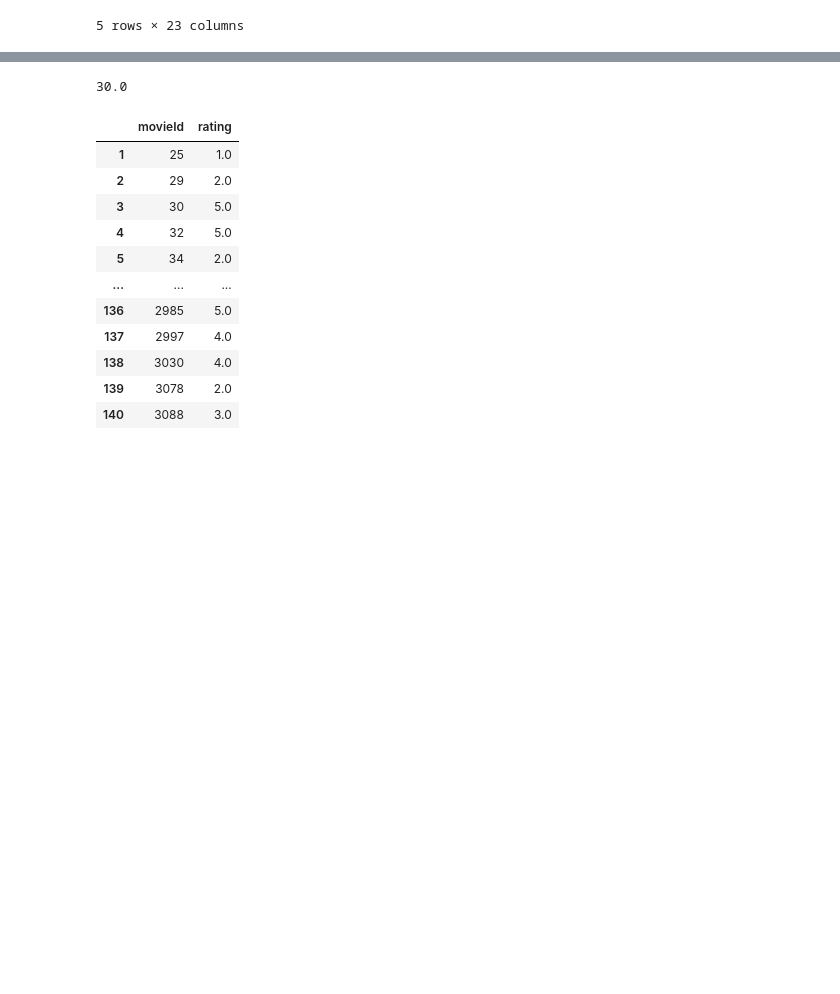
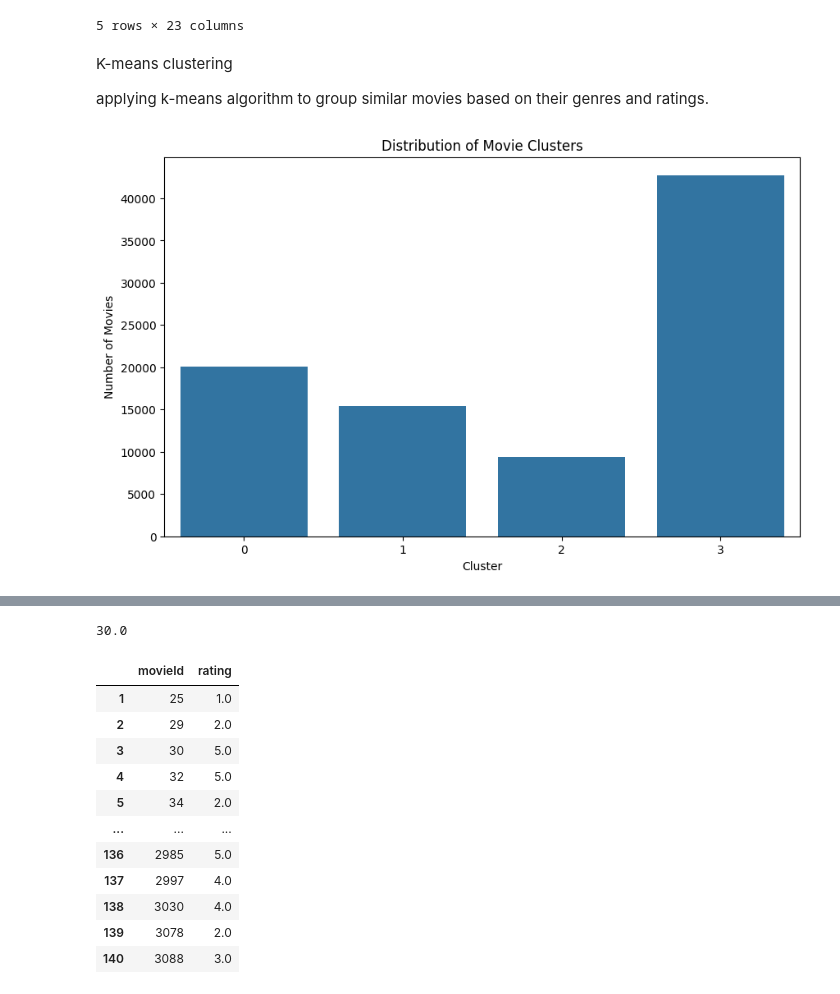
Before and after one commit to Fazill2/data-mining-project, a Jupyter notebook: notebooks/exploratory_analysis.ipynb, the cells around one changed output, grey strips where cells are left out. Cells and saved outputs as stored; diff of their text form; code cells hidden in the pictures; blank space fills up the shorter version.

```diff
--- a/notebooks/exploratory_analysis.ipynb
+++ b/notebooks/exploratory_analysis.ipynb
@@ -180,3 +181,25 @@ movie_rec_df_normalized.head()
 | 4 | -0.352251 | -0.256381 | -0.235898 | -0.233271 | 1.669618 | -0.294179 | -0.345974 | 1.250135 | -0.214455 | -0.063614 | ... |
 | 5 | -0.352251 | -0.256381 | -0.235898 | -0.233271 | 1.669618 | -0.294179 | -0.345974 | -0.799913 | -0.214455 | -0.063614 | ... |
 5 rows × 23 columns
+# %% [markdown]
+K-means clustering
+
+applying k-means algorithm to group similar movies based on their genres and ratings.
+# %%
+# Set number of clusters
+k = 4
+seed = 42
+
+# Apply k-means to normalized data
+kmeans = KMeans(n_clusters=k, random_state=seed, n_init=10)
+movie_rec_df_normalized['cluster'] = kmeans.fit_predict(movie_rec_df_normalized[feature_columns])
+
+# Display distribution of clusters
+plt.figure(figsize=(10, 6))
+plt.title('Distribution of Movie Clusters')
+sns.countplot(x='cluster', data=movie_rec_df_normalized)
+plt.xlabel('Cluster')
+plt.ylabel('Number of Movies')
+plt.show()
+# %% [output]
+[figure, added]
```
Also changed, not shown: parts of 12 cells of this notebook.
